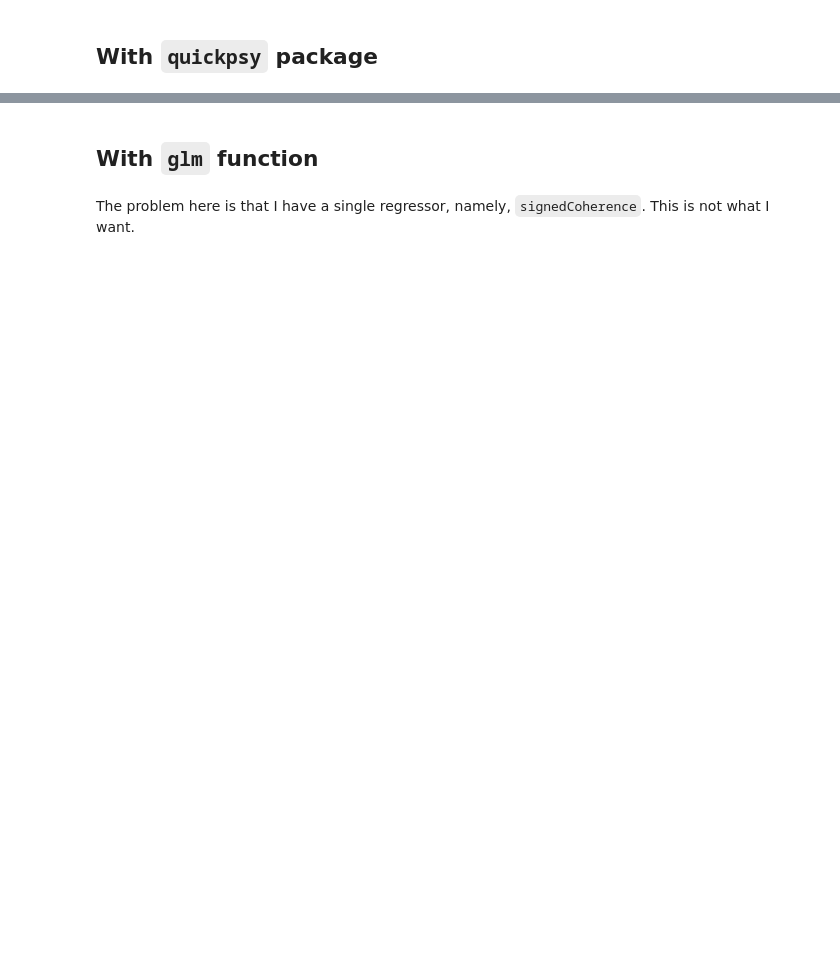
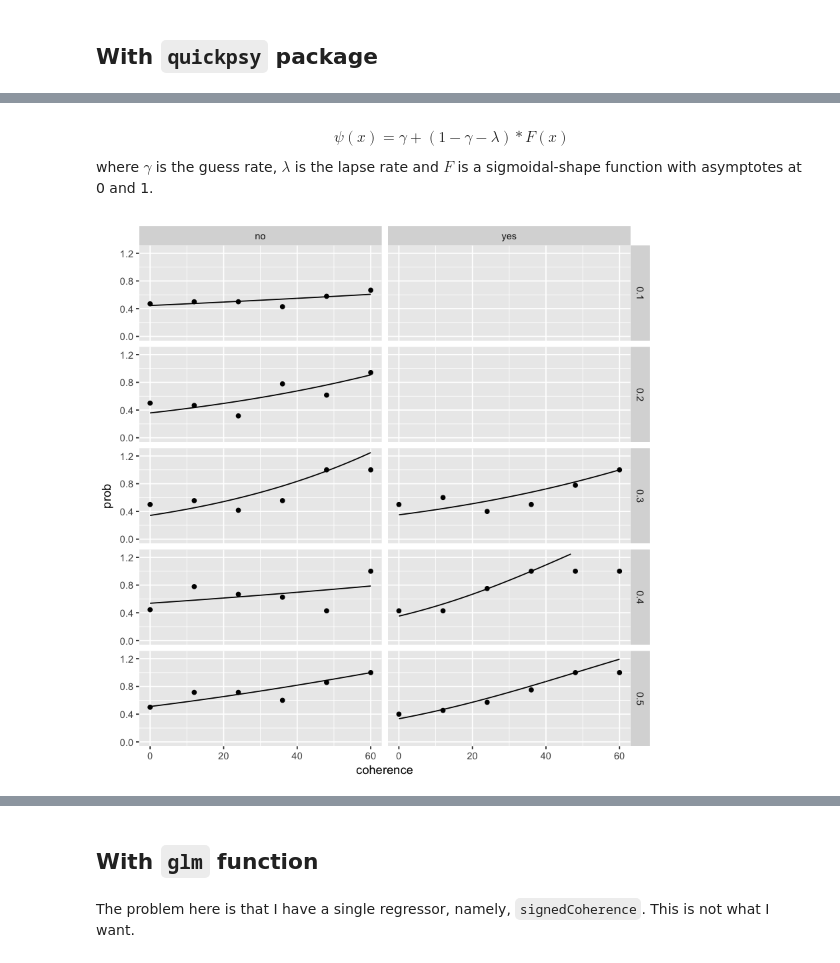
Before and after one commit to TheGoldLab/Analysis_SingleCP_DotsReversal, a Jupyter notebook: Jupyter/Pilot11/psychophysics.ipynb, the cells around one changed output, grey strips where cells are left out. Cells and saved outputs as stored; diff of their text form; code cells hidden in the pictures; blank space fills up the shorter version.

Commit message:
quickpsy

```diff
--- a/Jupyter/Pilot11/psychophysics.ipynb
+++ b/Jupyter/Pilot11/psychophysics.ipynb
@@ -58,9 +63,10 @@ a[2] == '4'
 # %%
-# let's set presenceCP and viewingDuration as factor variables in a temporary data.table before upcoming grouping
-tmp <- TRIALS[,`:=`(presenceCP=as.factor(presenceCP), viewingDuration=as.factor(viewingDuration))]
+# let's set presenceCP as factor variable in a temporary data.table before upcoming grouping
+tmp <- data[,`:=`(presenceCP=as.factor(presenceCP))]
 
 # build data.table used by the quickpsy package
-psychometric <- tmp[!is.na(validTrialCount),
-                       .(numChooseRight=sum(choice == "1"), N=.N),
-                       by=.(signedCoherence, presenceCP, viewingDuration)]
+psychometric <- tmp[,
+                    .(numCorrect=sum(correct), N=.N),
+                    by=.(coherence, viewingDuration, presenceCP)]
+psychometric[coherence==0, numCorrect:=as.integer(N/2)]
 str(psychometric)
@@ -69,2 +83,20 @@ unique(psychometric$signedCoherence)
+# %% [markdown]
+$$\psi(x)=\gamma + (1-\gamma-\lambda) * F(x)$$
+where $\gamma$ is the guess rate, $\lambda$ is the lapse rate and $F$ is a sigmoidal-shape function with asymptotes at 0 and 1.
+# %%
+fitWithLapses <- quickpsy(psychometric,
+                          coherence,
+                          numCorrect, N,
+                          grouping = c(viewingDuration, presenceCP), lapses  = T, bootstrap = 'none')
+
+ggplot() +
+  facet_grid(viewingDuration~presenceCP) +
+  geom_point(data = fitWithLapses$averages,
+             aes(x = coherence, y = prob)) +
+  geom_line(data = fitWithLapses$curves,
+            aes(x = x, y = y)) +
+  ylim(0, 1.25) # we include ggplot ylim to be able to visualize what is going on
+# %% [output]
+[figure, added]
 # %%
 # perform the fits
```
Also changed, not shown: parts of 15 cells of this notebook.
